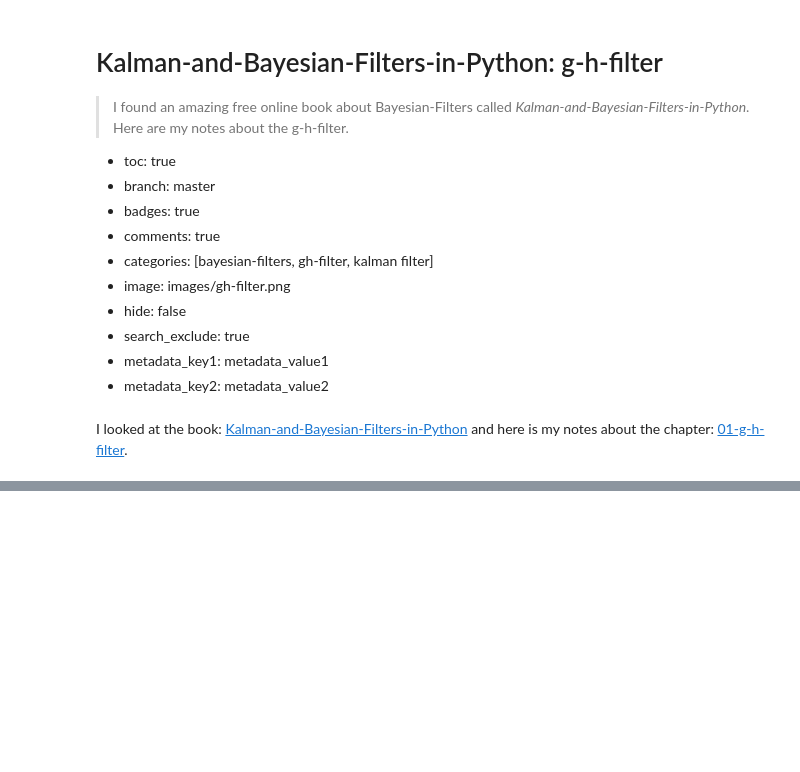
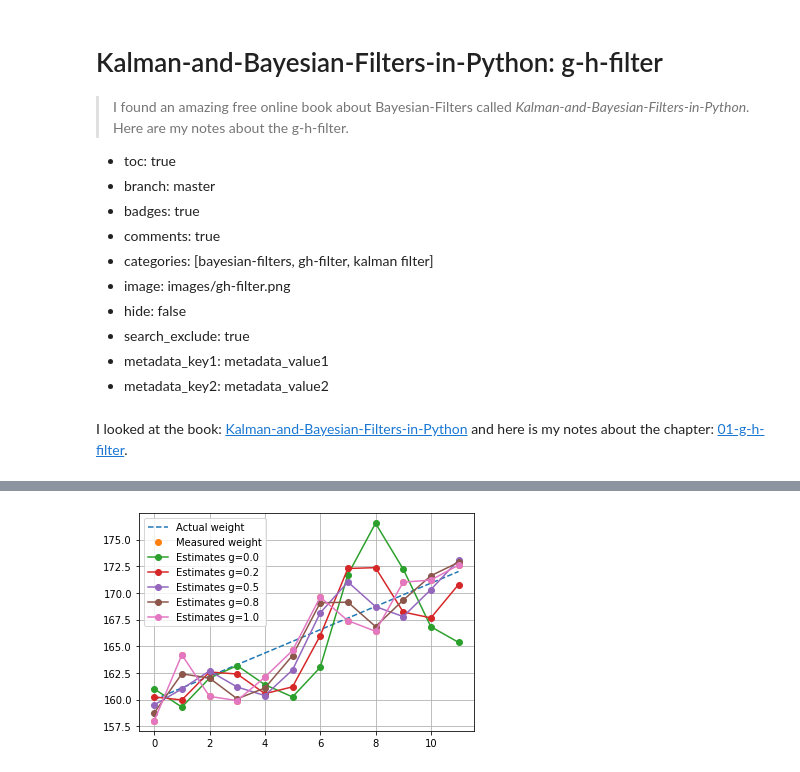
Before and after one commit to martinlarsalbert/feature_selection, a Jupyter notebook: _notebooks/2020-09-16-01_Kalman-and-Bayesian-Filters-in-Python_gh-filter.ipynb, the cells around one changed output, grey strips where cells are left out. Drawn from its saved outputs; the diff is of its cells as text; code cells hidden in the pictures; blank space fills up the shorter version.

```diff
--- a/_notebooks/2020-09-16-01_Kalman-and-Bayesian-Filters-in-Python_gh-filter.ipynb
+++ b/_notebooks/2020-09-16-01_Kalman-and-Bayesian-Filters-in-Python_gh-filter.ipynb
@@ -26,0 +86,17 @@ from scipy.integrate import odeint
+# %%
+#collapse
+N=5
+
+fig,ax=plt.subplots()
+ax.plot([0, 11], [160, 172], '--', label='Actual weight');
+ax.plot(weights, 'o', label='Measured weight');
+
+for g in np.linspace(0,1,N):
+    data = g_h_filter(data=weights, x0=160., dx=1., g=g, h=0.9, dt=1.)
+
+    ax.plot(data, '-o', label='Estimates g=%0.1f'%g);
+
+ax.grid(True)
+ax.legend();
+# %% [output]
+[figure, added]
```
Also changed, not shown: parts of 4 cells of this notebook.
